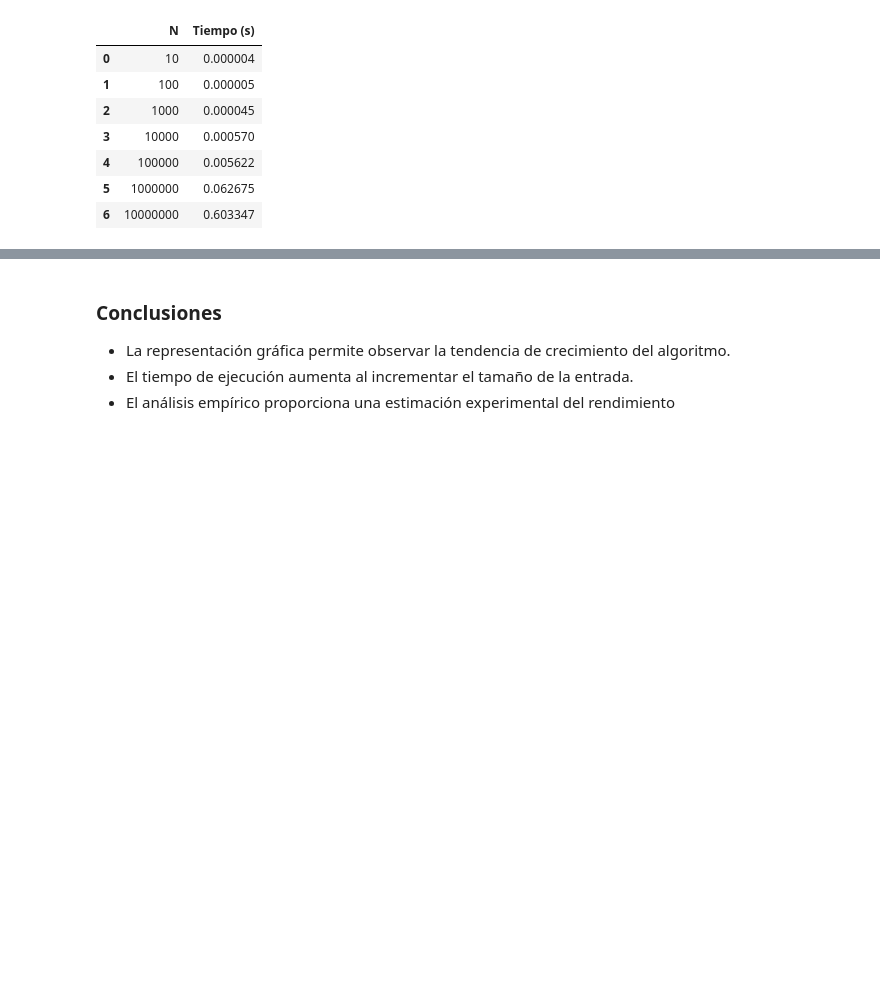
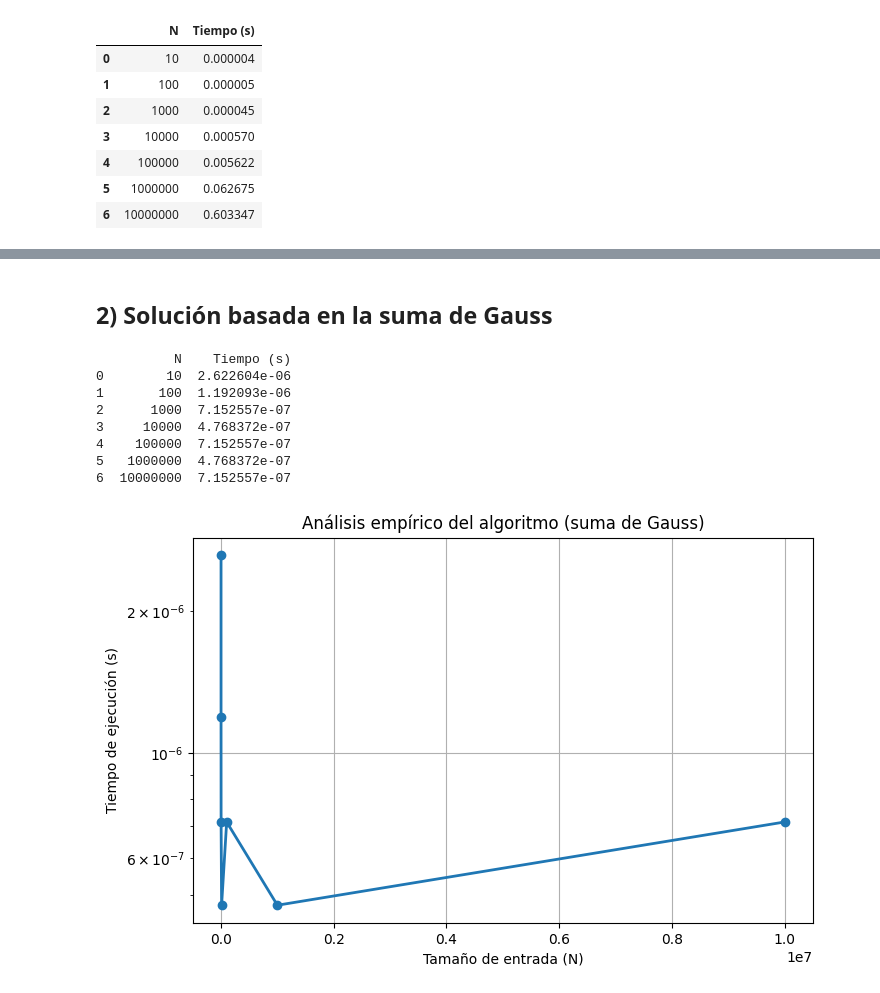
Before and after one commit to isegura/ED, a Jupyter notebook: tema3/Analisis_Empirico_01.ipynb, the cells around one changed output, grey strips where cells are left out. Cells and saved outputs as stored; diff of their text form; code cells hidden in the pictures; blank space fills up the shorter version.

```diff
--- a/tema3/Analisis_Empirico_01.ipynb
+++ b/tema3/Analisis_Empirico_01.ipynb
@@ -78,5 +77,52 @@ plt.show()
-# %% [markdown]
-### Conclusiones
-- La representación gráfica permite observar la tendencia de crecimiento del algoritmo.
-- El tiempo de ejecución aumenta al incrementar el tamaño de la entrada.
-- El análisis empírico proporciona una estimación experimental del rendimiento
+# %% [markdown]
+## 2) Solución basada en la suma de Gauss
+# %%
+def sumar_gauss(n):
+    return n * (n + 1) // 2
+
+# Medición del tiempo de ejecución (O(1))
+mediciones = []
+
+for i in range(1, 8):
+
+    n = 10**i
+
+    inicio = time.time()
+    resultado = sumar_gauss(n)
+    fin = time.time()
+
+    tiempo = fin - inicio
+
+    mediciones.append([n, tiempo])
+
+df_gauss = pd.DataFrame(mediciones, columns=["N", "Tiempo (s)"])
+print(df_gauss)
+
+# Representación gráfica
+
+plt.figure(figsize=(8,5))
+
+plt.plot(
+    df_gauss["N"],
+    df_gauss["Tiempo (s)"],
+    marker="o",
+    linewidth=2
+)
+
+
+plt.title("Análisis empírico del algoritmo (suma de Gauss)")
+plt.xlabel("Tamaño de entrada (N)")
+plt.ylabel("Tiempo de ejecución (s)")
+plt.grid(True)
+
+plt.show()
+# %% [output]
+          N    Tiempo (s)
+0        10  2.622604e-06
+1       100  1.192093e-06
+2      1000  7.152557e-07
+3     10000  4.768372e-07
+4    100000  7.152557e-07
+5   1000000  4.768372e-07
+6  10000000  7.152557e-07
+[figure, added]
```
Also changed, not shown: parts of 9 cells of this notebook.
